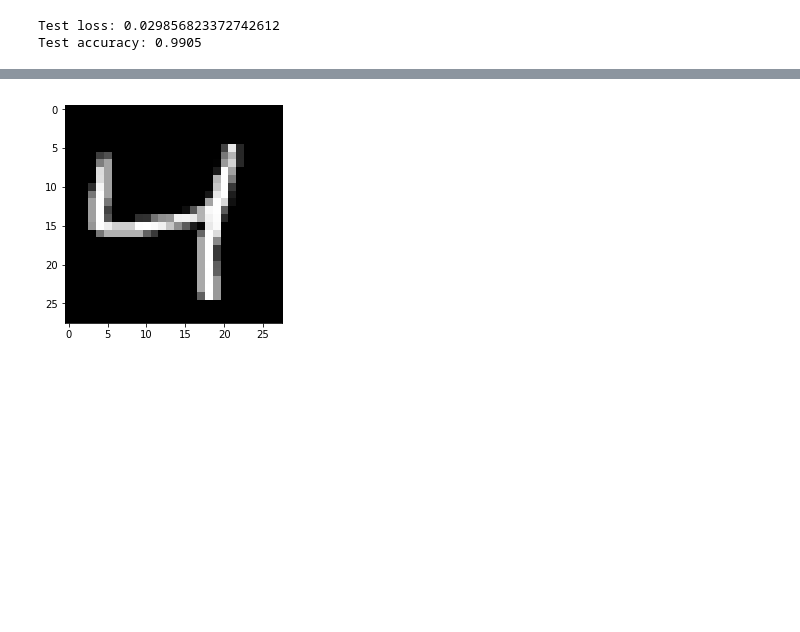
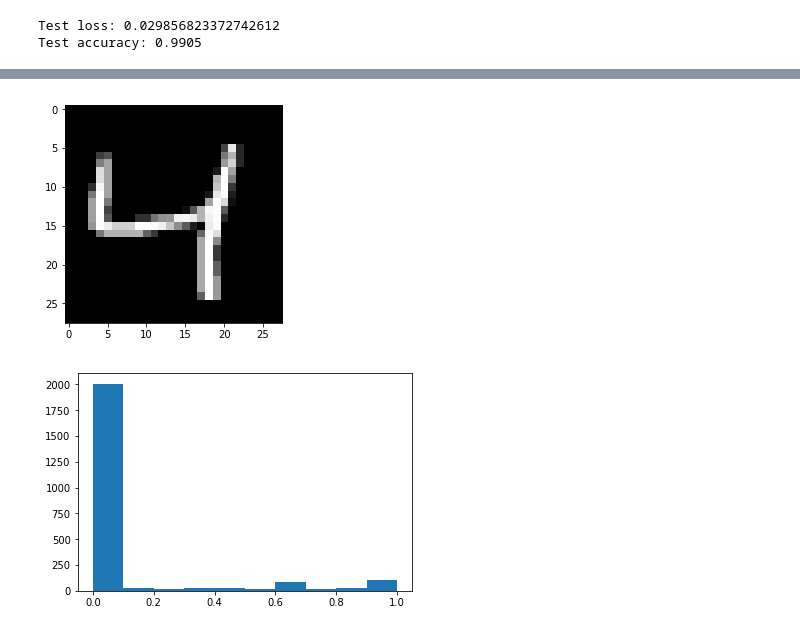
Before and after one commit to LPD-EPFL/nn-fault-tolerance, a Jupyter notebook: ConvNetTest-MNIST-Bigger.ipynb, the cells around one changed output, grey strips where cells are left out. Drawn from its saved outputs; the diff is of its cells as text; code cells hidden in the pictures; blank space fills up the shorter version.

```diff
--- a/ConvNetTest-MNIST-Bigger.ipynb
+++ b/ConvNetTest-MNIST-Bigger.ipynb
@@ -138,9 +173,12 @@ np.prod(list(map(int, model.inputs[0].shape[1:]))) * p
 # %%
 x = np.array([x_train[2]])
 plt.imshow(x[0])
 plt.show()
+plt.hist(x.flatten())
+plt.show()
 # %% [output]
 [figure]
+[figure, added]
 # %%
 class ModelInputCrashExperiment(Experiment):
     def __init__(self, model, p=0.01, name='exp'):
```
Also changed, not shown: parts of 9 cells of this notebook, 1 other file.
